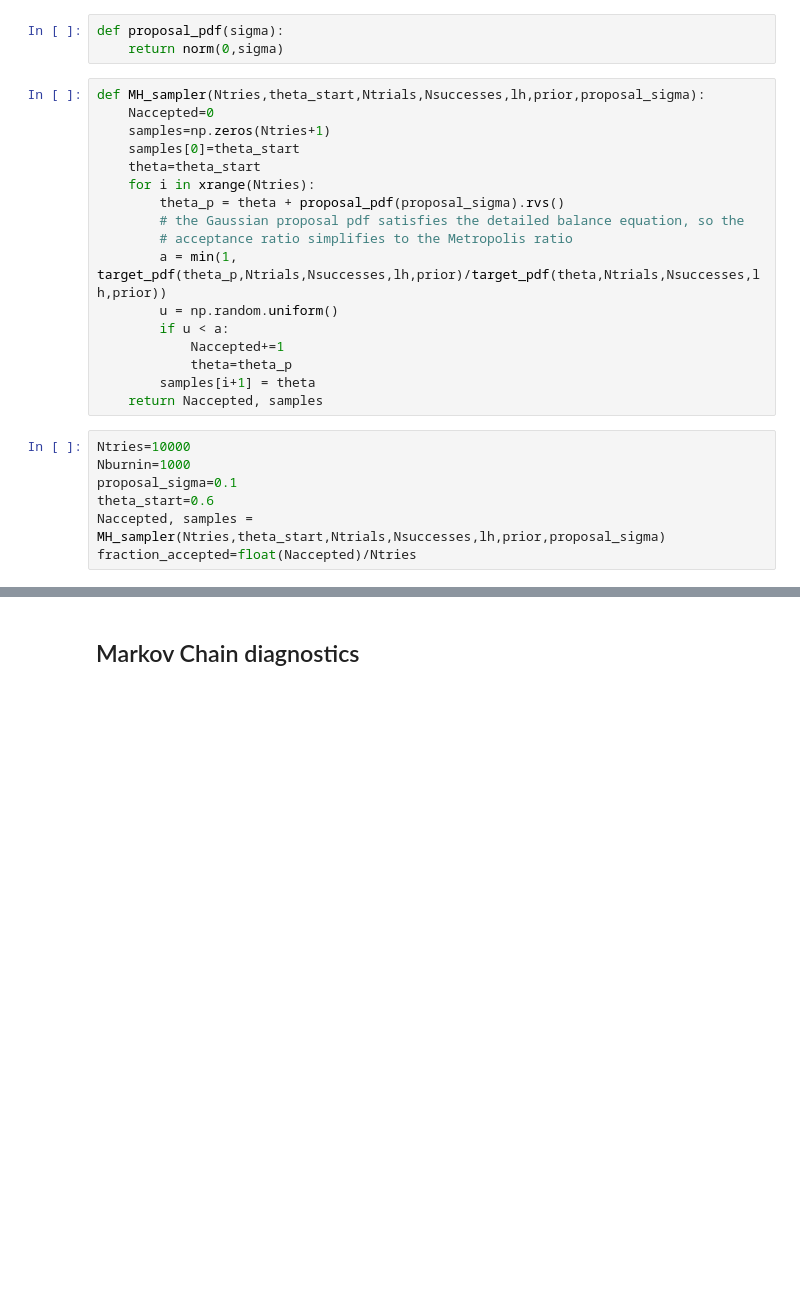
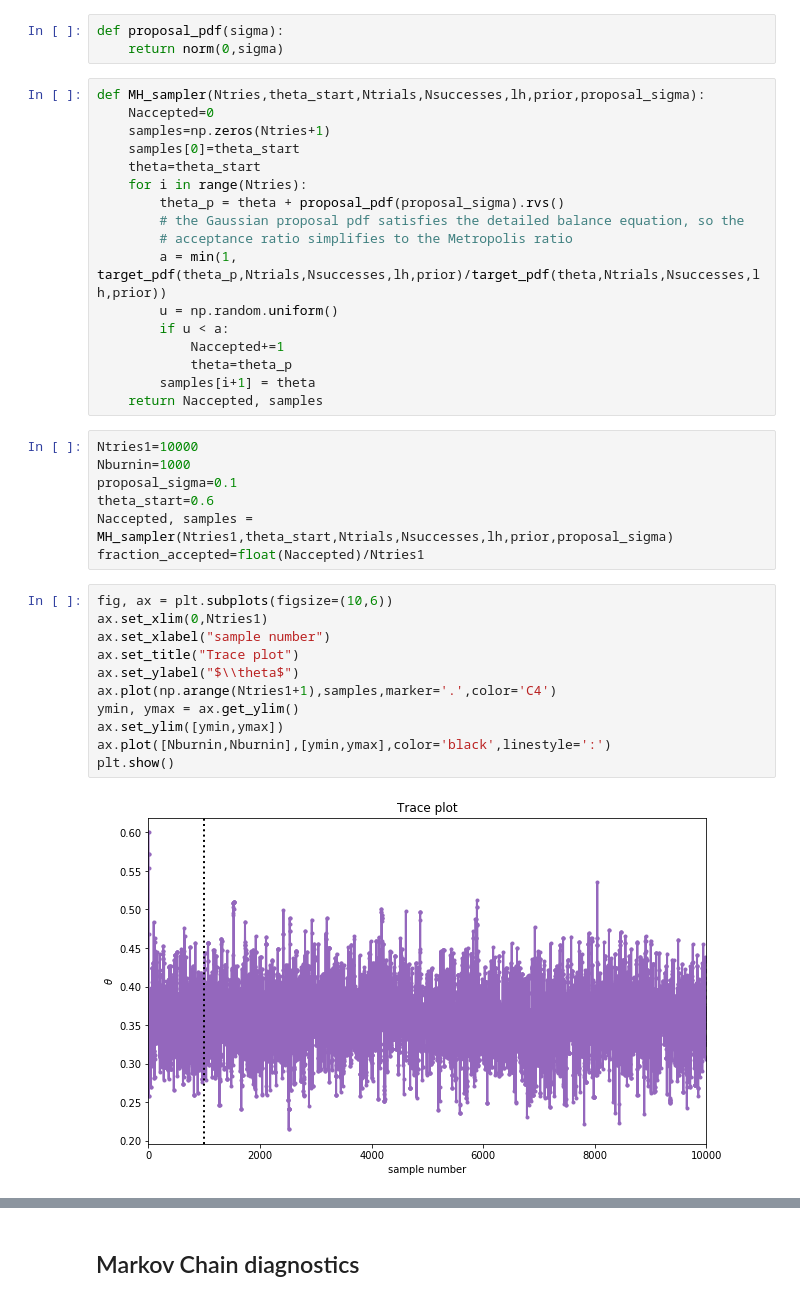
Before and after one commit to florent-leclercq/Bayes_InfoTheory, a Jupyter notebook: MCMC_MH.ipynb, the cells around one changed output, grey strips where cells are left out. Cells and saved outputs as stored; diff of their text form; blank space fills up the shorter version.

```diff
--- a/MCMC_MH.ipynb
+++ b/MCMC_MH.ipynb
@@ -59,7 +69,7 @@ def MH_sampler(Ntries,theta_start,Ntrials,Nsuccesses,lh,prior,proposal_sigma):
     samples=np.zeros(Ntries+1)
     samples[0]=theta_start
     theta=theta_start
-    for i in xrange(Ntries):
+    for i in range(Ntries):
         theta_p = theta + proposal_pdf(proposal_sigma).rvs()
         # the Gaussian proposal pdf satisfies the detailed balance equation, so the
         # acceptance ratio simplifies to the Metropolis ratio
@@ -71,12 +81,25 @@ def MH_sampler(Ntries,theta_start,Ntrials,Nsuccesses,lh,prior,proposal_sigma):
         samples[i+1] = theta
     return Naccepted, samples
 # %%
-Ntries=10000
+Ntries1=10000
 Nburnin=1000
 proposal_sigma=0.1
 theta_start=0.6
-Naccepted, samples = MH_sampler(Ntries,theta_start,Ntrials,Nsuccesses,lh,prior,proposal_sigma)
-fraction_accepted=float(Naccepted)/Ntries
+Naccepted, samples = MH_sampler(Ntries1,theta_start,Ntrials,Nsuccesses,lh,prior,proposal_sigma)
+fraction_accepted=float(Naccepted)/Ntries1
+# %%
+fig, ax = plt.subplots(figsize=(10,6))
+ax.set_xlim(0,Ntries1)
+ax.set_xlabel("sample number")
+ax.set_title("Trace plot")
+ax.set_ylabel("$\\theta$")
+ax.plot(np.arange(Ntries1+1),samples,marker='.',color='C4')
+ymin, ymax = ax.get_ylim()
+ax.set_ylim([ymin,ymax])
+ax.plot([Nburnin,Nburnin],[ymin,ymax],color='black',linestyle=':')
+plt.show()
+# %% [output]
+[figure, added]
 # %%
 fraction_accepted
 # %% [output]
```
Also changed, not shown: parts of 20 cells of this notebook.
